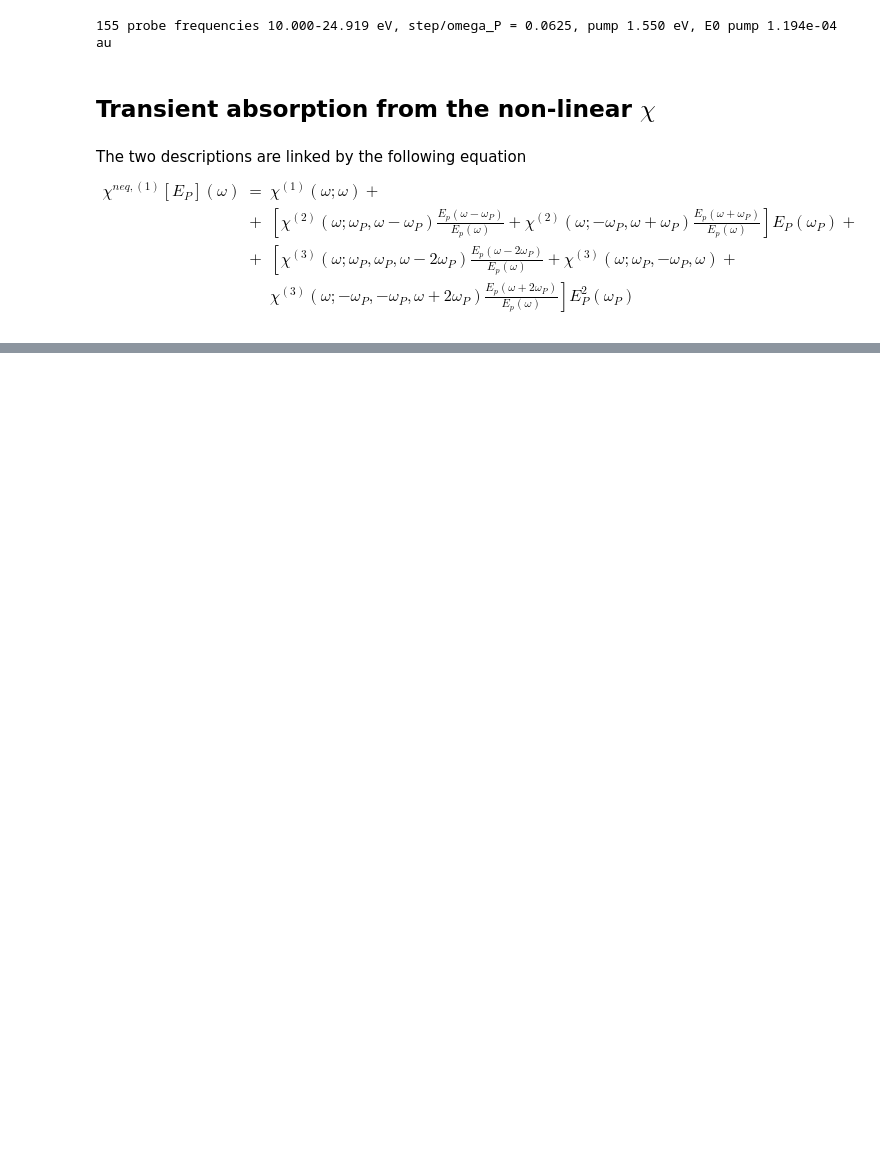
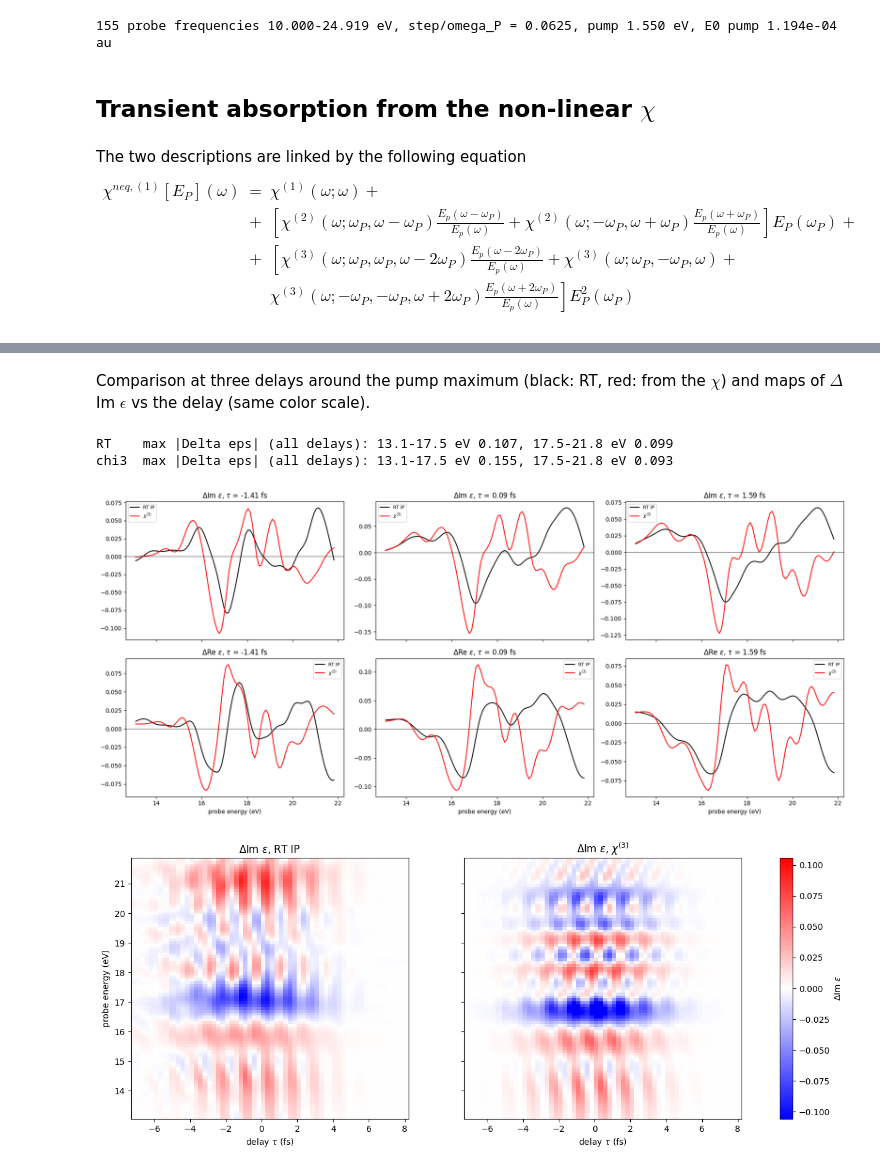
Before and after one commit to marcodalessandro76/LiF, a Jupyter notebook: NL_Chi/Dchi-neq_Analysis.ipynb, the cells around one changed output, grey strips where cells are left out. Drawn from its saved outputs; the diff is of its cells as text; code cells hidden in the pictures; blank space fills up the shorter version.

```diff
--- a/NL_Chi/Dchi-neq_Analysis.ipynb
+++ b/NL_Chi/Dchi-neq_Analysis.ipynb
@@ -35,8 +173,9 @@ name_Pp = 'Pp-Ep_1e3-EP_1e6-PE_1.55-nlenrange_10.0-25.016-nlensteps_155-bands_3-
 data_sine = P.YamboNLDBParser(os.path.join(run_dir,name_sine,'ndb.Nonlinear'),verbose=False)
 data_Pp = P.YamboNLDBParser(os.path.join(run_dir,name_Pp,'ndb.Nonlinear'),verbose=False)
 freq_mix = O.Xn_frequency_mixing(data_Pp,X_order=(1,2),verbose=False)
-chi_freqmix = freq_mix.compute_Xn()[0]
-chi1_sin = O.Xn_single_frequency(data_sine,X_order=3,verbose=False).compute_Xn()[0][1]
+broad = 0.3                            # eV, a posteriori broadening: 0.3 + 0.3 = 0.6 eV, the smoothing of the RT spectra
+chi_freqmix = freq_mix.compute_Xn(broadening=broad)[0]
+chi1_sin = O.Xn_single_frequency(data_sine,X_order=3,verbose=False).compute_Xn(broadening=broad)[0][1]
 omega = freq_mix.probe_freqs           # Hartree
 freqs = omega*Const.HaToeV
 omega_P = freq_mix.pump_freq           # Hartree
@@ -238,14 +201,0 @@ deltas
-# %%
-tau = deltas[0]
-
-data = P.YamboOutputParser.from_file(os.path.join(path,deltas_folder[tau],'o-abs_0-50eV_sm0.6eV.YPP-eps_along_E'))['YPP-eps_along_E']
-energy = data['col1']
-eps_im = data['col2']
-omega_eff, dchi_neq = eval_dchi_neq(omega,omega_P,tau,EP,x11,x1m1,x11m1,x12,x1m2)
-
-abs_chi = np.imag(dchi_neq)/max(np.imag(dchi_neq))
-
-plt.plot(energy,eps_im/max(eps_im),label='RT, delay %s fs'%tau)
-plt.plot(omega_eff*Const.HaToeV,abs_chi,label='NL chi')
-plt.xlim(10,20)
-plt.legend()
@@ -255,0 +319,36 @@ Parse file Davide_data/20250312_Report_simulations_data_kx16_ball/td-ip-ber_3.0a
+# %% [markdown]
+Comparison at three delays around the pump maximum (black: RT, red: from the $\chi$) and maps of $\Delta$Im $\epsilon$
+vs the delay (same color scale).
+# %%
+taus_cmp = [-1.4,0.1,1.6]
+fig,axes = plt.subplots(2,len(taus_cmp),figsize=(18,8),sharex=True)
+for k,t in enumerate(taus_cmp):
+    i = np.argmin(np.abs(rt_ip['tau']-t))
+    for row,(part,lab) in enumerate([(np.imag,'Im'),(np.real,'Re')]):
+        ax = axes[row,k]
+        ax.plot(w,part(deps_rt[i]),'k',label='RT IP')
+        ax.plot(w,part(deps_chi[i]),'r',label=r'$\chi^{(3)}$')
+        ax.axhline(0,color='k',lw=0.5)
+        ax.set_title(r'$\Delta$%s $\epsilon$, $\tau$ = %.2f fs'%(lab,rt_ip['tau'][i]))
+        ax.legend(fontsize=8)
+for ax in axes[-1]: ax.set_xlabel('probe energy (eV)')
+plt.tight_layout()
+
+it = np.arange(1,len(rt_ip['tau']))
+vmax = np.abs(deps_rt[it].imag).max()
+fig,axes = plt.subplots(1,2,figsize=(16,5.5),sharey=True)
+for ax,d,lab in zip(axes,[deps_rt,deps_chi],['RT IP',r'$\chi^{(3)}$']):
+    pc = ax.pcolormesh(rt_ip['tau'][it],w,d[it].imag.T,cmap='bwr',norm=TwoSlopeNorm(0,-vmax,vmax),shading='nearest')
+    ax.set_title(r'$\Delta$Im $\epsilon$, %s'%lab)
+    ax.set_xlabel(r'delay $\tau$ (fs)')
+axes[0].set_ylabel('probe energy (eV)')
+fig.colorbar(pc,ax=axes,label=r'$\Delta$Im $\epsilon$')
+
+m = w < 17.5
+for lab,d in [('RT',deps_rt),('chi3',deps_chi)]:
+    print('%-5s max |Delta eps| (all delays): 13.1-17.5 eV %.3f, 17.5-21.8 eV %.3f'%(lab,np.abs(d[it][:,m]).max(),np.abs(d[it][:,~m]).max()))
+# %% [output]
+RT    max |Delta eps| (all delays): 13.1-17.5 eV 0.107, 17.5-21.8 eV 0.099
+chi3  max |Delta eps| (all delays): 13.1-17.5 eV 0.155, 17.5-21.8 eV 0.093
+[figure, added]
+[figure, added]
```
Also changed, not shown: parts of 22 cells of this notebook, 1 other file.
